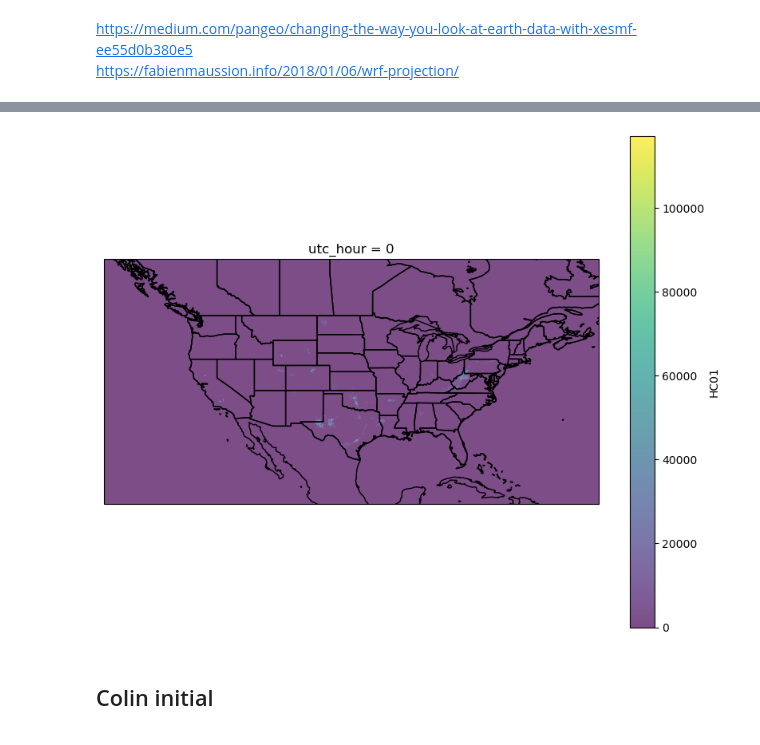
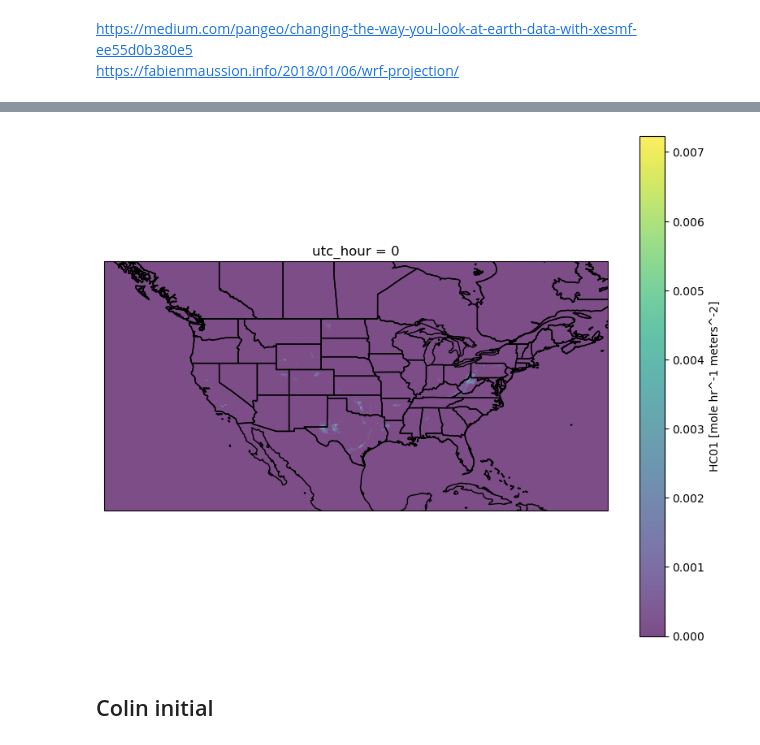
Before and after one commit to agmeyer4/noaa_csl, a Jupyter notebook: noaa_csl_dev.ipynb, the cells around one changed output, grey strips where cells are left out. Cells and saved outputs as stored; diff of their text form; code cells hidden in the pictures.

Commit message:
unit work

```diff
--- a/noaa_csl_dev.ipynb
+++ b/noaa_csl_dev.ipynb
@@ -193,8 +218,8 @@ https://fabienmaussion.info/2018/01/06/wrf-projection/
 regrid_weights_path = '/uufs/chpc.utah.edu/common/home/u0890904/NOAA_CSL/noaa_csl/regridding/saved_weights'
 
 bau_or_covid = 'COVID'
-full_sector = 'area_Industry'
-year = 2020
+full_sector = 'area_OG'
+year = 2019
 month = 1
 day_type = 'weekdy'
 
@@ -208,3 +338,6 @@ ds = BCH.load_fullday_nc(full_sector,year,month,day_type,chunks={'Time':1})
+# %%
+unit_converter = CSL_Unit_Converter()
+ds_flx = unit_converter.absolute_to_flux(ds)
 # %%
 class CSL_Regridder:
     def __init__(self,regrid_inputs):
@@ -304,5 +437,5 @@ class RegridInputs:
 
 inputs = RegridInputs
 cr = CSL_Regridder(inputs)
-#regridder = cr.create_regridder(ds)
+regridder = cr.create_regridder(ds_flx)
 #cr.save_regrid_weights(regridder)
@@ -311,0 +442,2 @@ lcc_to_latlon_Industry_2020_1_weekdy.nc
+# %%
+regridded_ds = regridder(ds_flx,keep_attrs=True)
@@ -312,14 +464,14 @@ lcc_to_latlon_Industry_2020_1_weekdy.nc
 # %%
 proj = ccrs.PlateCarree()
 fig = plt.figure(figsize=(10,8))
 ax = plt.axes(projection = proj)
-regridded_ds1['HC01'][0,:,:].plot.pcolormesh('lon','lat',ax = ax,alpha=0.7,cmap='viridis')
+regridded_ds['HC01'][0,:,:].plot.pcolormesh('lon','lat',ax = ax,alpha=0.7,cmap='viridis')
 ax.coastlines()
 ax.add_feature(cfeature.BORDERS)
 ax.add_feature(cfeature.STATES)
 plt.show()
 # %% [output]
-[figure, old version]
+[figure, new version]
 # %% [markdown]
 ## Colin initial
 # %%
```
Also changed, not shown: parts of 5 cells of this notebook, 8 other files.
